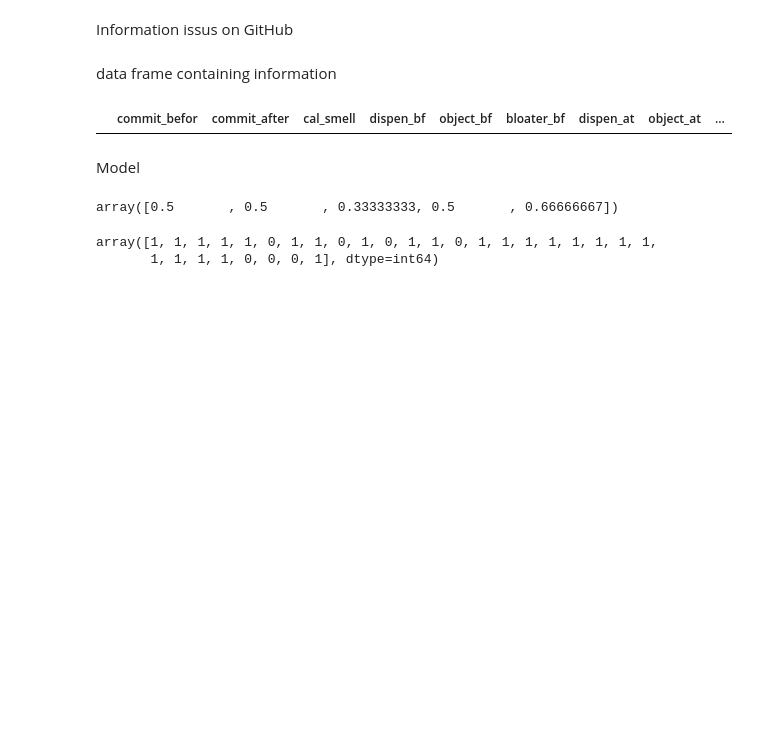
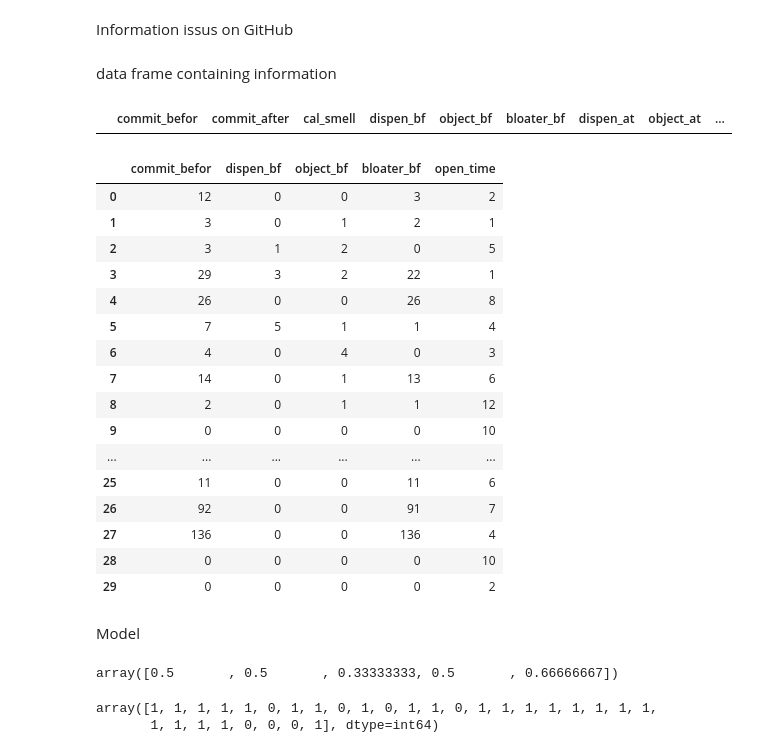
Before and after one commit to beaw21/Demo, a Jupyter notebook: test.08/GradientBoosting/project_hive_svc.ipynb, the cells around one changed output. Saved outputs shown, nothing was run; the diff lists cells and outputs as text; code cells hidden in the pictures; blank space fills up the shorter version.

```diff
--- a/test.08/GradientBoosting/project_hive_svc.ipynb
+++ b/test.08/GradientBoosting/project_hive_svc.ipynb
@@ -137,3 +160,23 @@ data_flink['closed_time'] = pd.DatetimeIndex(data_flink['closed_time']).month
+# %%
+X
+# %% [output]
+|  | commit_befor | dispen_bf | object_bf | bloater_bf | open_time |
+| 0 | 12 | 0 | 0 | 3 | 2 |
+| 1 | 3 | 0 | 1 | 2 | 1 |
+| 2 | 3 | 1 | 2 | 0 | 5 |
+| 3 | 29 | 3 | 2 | 22 | 1 |
+| 4 | 26 | 0 | 0 | 26 | 8 |
+| 5 | 7 | 5 | 1 | 1 | 4 |
+| 6 | 4 | 0 | 4 | 0 | 3 |
+| 7 | 14 | 0 | 1 | 13 | 6 |
+| 8 | 2 | 0 | 1 | 1 | 12 |
+| 9 | 0 | 0 | 0 | 0 | 10 |
+| ... | ... | ... | ... | ... | ... |
+| 25 | 11 | 0 | 0 | 11 | 6 |
+| 26 | 92 | 0 | 0 | 91 | 7 |
+| 27 | 136 | 0 | 0 | 136 | 4 |
+| 28 | 0 | 0 | 0 | 0 | 10 |
+| 29 | 0 | 0 | 0 | 0 | 2 |
 # %% [markdown]
 Model
 # %%
```
Also changed, not shown: parts of 2 cells of this notebook, 10 other files.
